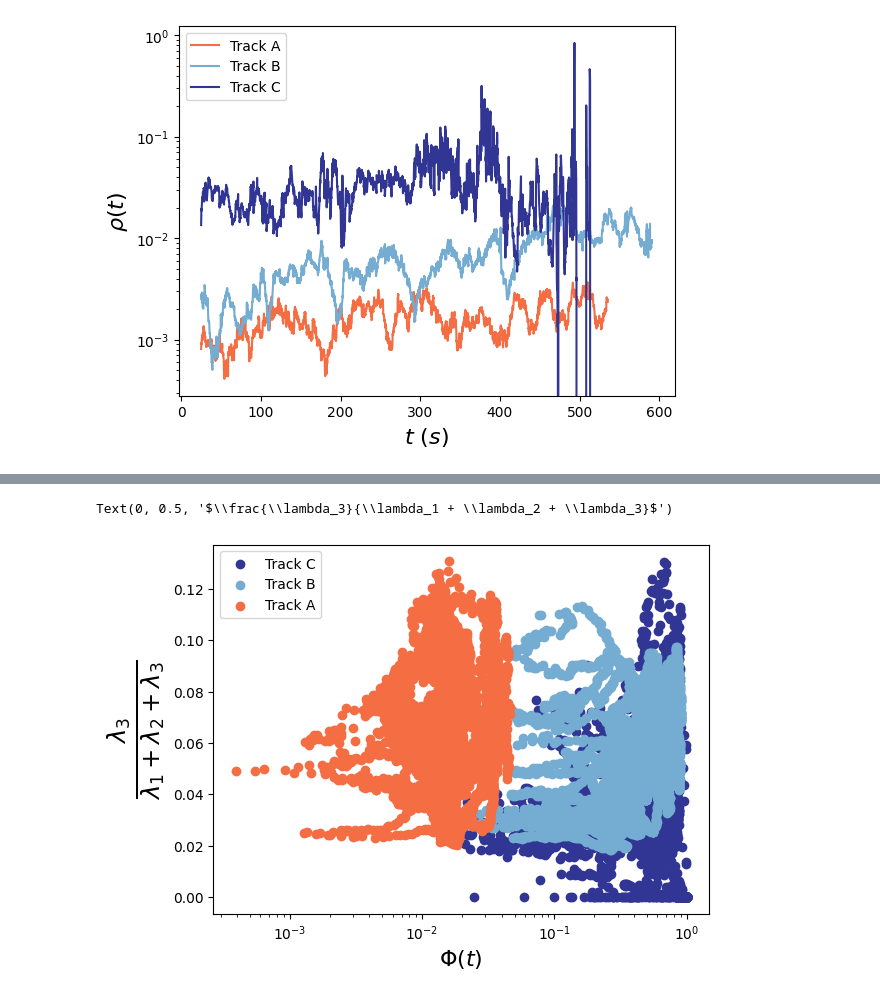
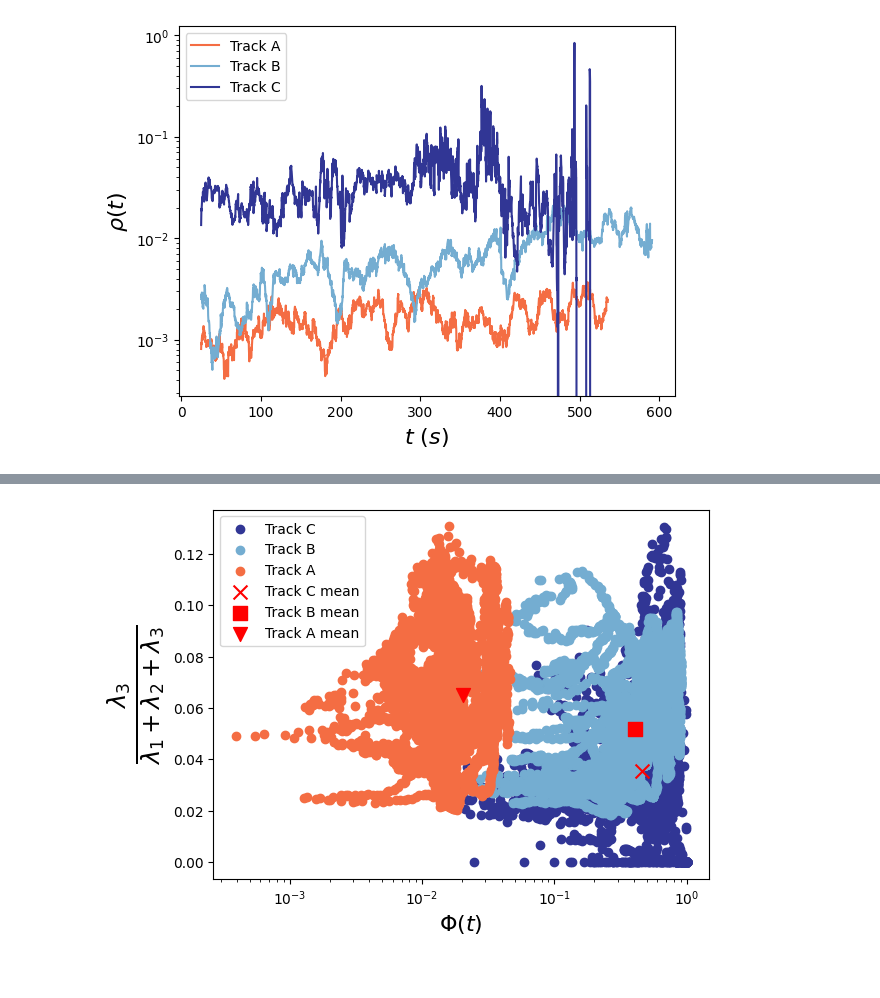
Before and after one commit to mmccraw98/flocking-emergence-iw, a Jupyter notebook: code/data/initial-data-analysis.ipynb, the cells around one changed output, grey strips where cells are left out. Saved outputs shown, nothing was run; the diff lists cells and outputs as text; code cells hidden in the pictures.

```diff
--- a/code/data/initial-data-analysis.ipynb
+++ b/code/data/initial-data-analysis.ipynb
@@ -161,12 +169,14 @@ plt.savefig('variance_ratios_vs_density.png', dpi=300, bbox_inches='tight')
 # %%
 plt.scatter(downsample_A2B(vel_order_C, vars_C[:, 2]), vars_C[:, 2], label='Track C', color=colors[4])
 plt.scatter(downsample_A2B(vel_order_B, vars_B[:, 2]), vars_B[:, 2], label='Track B', color=colors[3])
 plt.scatter(downsample_A2B(vel_order_A, vars_A[:, 2]), vars_A[:, 2], label='Track A', color=colors[0])
+plt.scatter(np.mean(downsample_A2B(vel_order_C, vars_C[:, 2])), np.mean(vars_C[:, 2]), label='Track C mean', color='r', marker='x', s=100)
+plt.scatter(np.mean(downsample_A2B(vel_order_B, vars_B[:, 2])), np.mean(vars_B[:, 2]), label='Track B mean', color='r', marker='s', s=100)
+plt.scatter(np.mean(downsample_A2B(vel_order_A, vars_A[:, 2])), np.mean(vars_A[:, 2]), label='Track A mean', color='r', marker='v', s=100)
 plt.xscale('log')
 plt.legend()
 plt.xlabel('$\Phi(t)$', fontsize=16)
 plt.ylabel(r'$\frac{\lambda_3}{\lambda_1 + \lambda_2 + \lambda_3}$', fontsize=25)
 plt.savefig('velocity_order_parameter_vs_variance_ratios.png', dpi=300, bbox_inches='tight')
 # %% [output]
-Text(0, 0.5, '$\\frac{\\lambda_3}{\\lambda_1 + \\lambda_2 + \\lambda_3}$')
-[figure, old version]
+[figure, new version]
```
Also changed, not shown: parts of 5 cells of this notebook, 3 other files.
